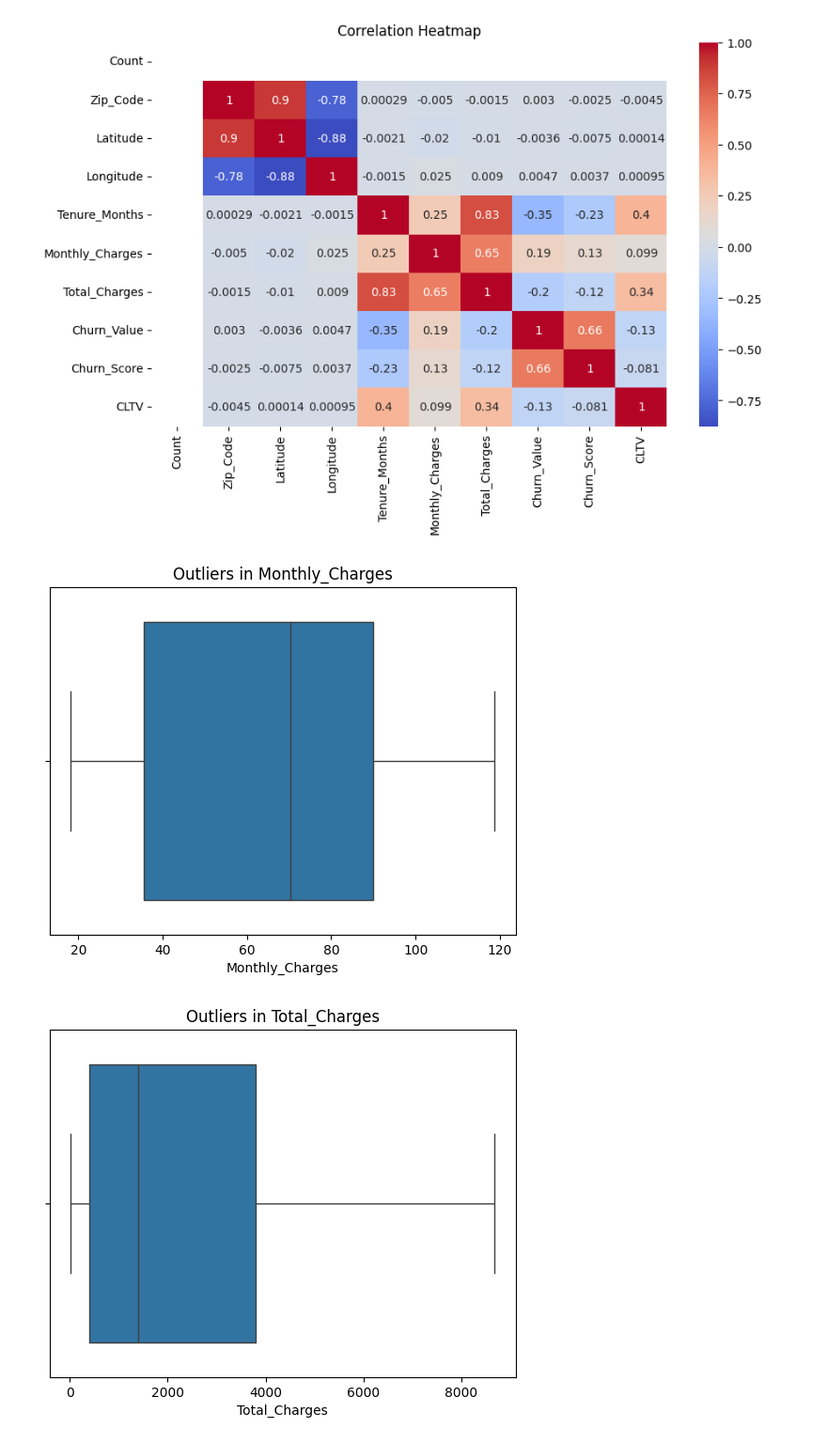
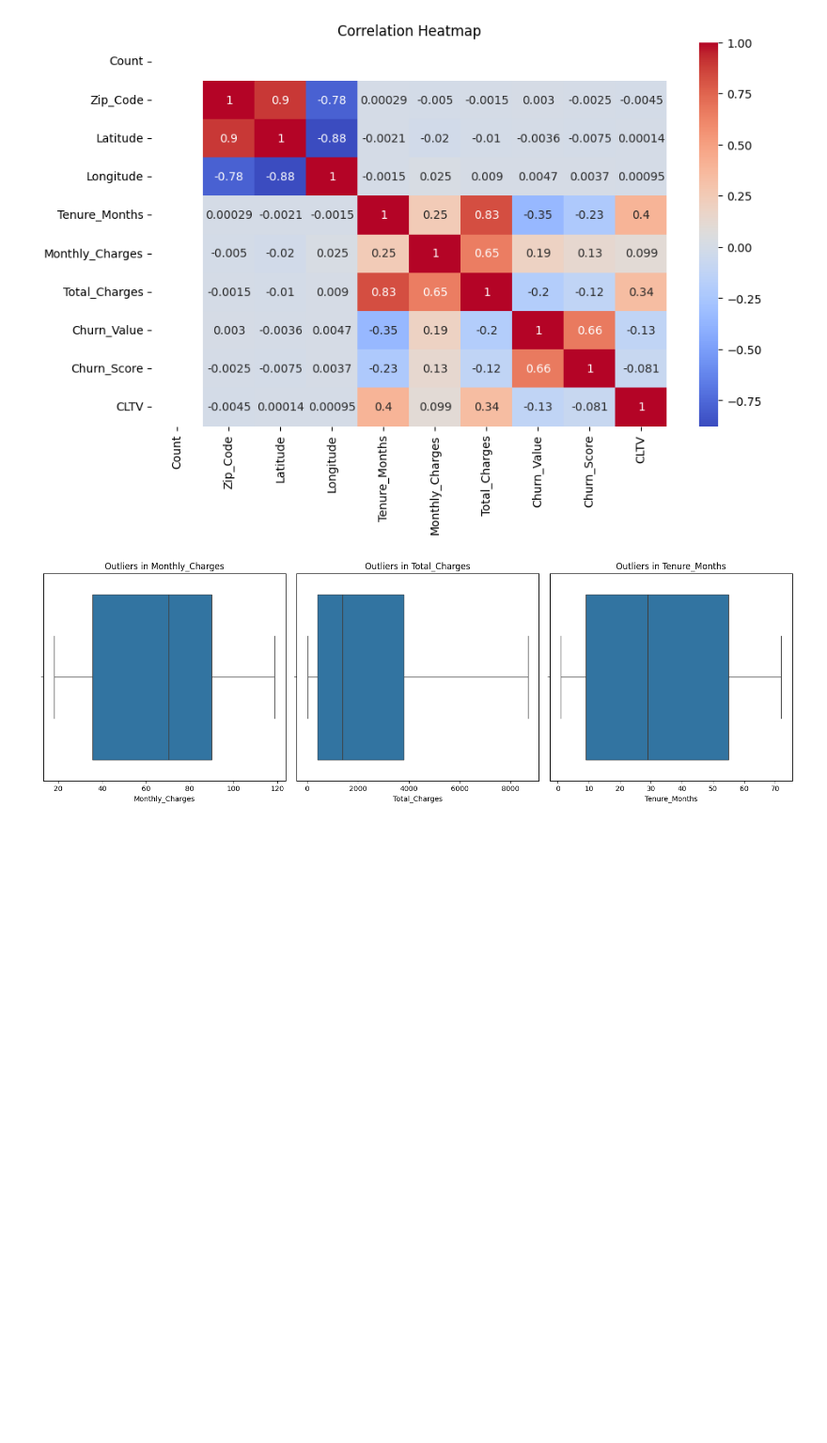
Before and after one commit to Dhivyabharathi-M/customer-churn-prediction, a Jupyter notebook: notebooks/churn_prediction.ipynb, the cells around one changed output. Shown at 94% size. Saved outputs shown, nothing was run; the diff lists cells and outputs as text; code cells hidden in the pictures; blank space fills up the shorter version.

```diff
--- a/notebooks/churn_prediction.ipynb
+++ b/notebooks/churn_prediction.ipynb
@@ -109,9 +109,15 @@ print(df[['Total_Charges']].dtypes)
 Total_Charges    float64
 dtype: object
 # %%
-for col in ['Monthly_Charges', 'Total_Charges', 'Tenure_Months']:
+cols = ['Monthly_Charges', 'Total_Charges', 'Tenure_Months']
+
+fig, axes = plt.subplots(1, len(cols), figsize=(15,5))
+
+for i, col in enumerate(cols):
     if col in df.columns:
-        sns.boxplot(x=churn_col, y=col, data=df)
-        plt.title(f"{col} vs Churn")
-        plt.show()
+        sns.boxplot(x=churn_col, y=col, data=df, ax=axes[i])
+        axes[i].set_title(f"{col} vs Churn")
+
+plt.tight_layout()
+plt.show()
 # %% [output]
@@ -121,10 +125,14 @@ for col in ['Monthly_Charges', 'Total_Charges', 'Tenure_Months']:
 # %%
-important_cat = ['Contract', 'Payment_Method', 'Internet_Service']
+cat_cols = ['Contract', 'Payment_Method', 'Internet_Service']
 
-for col in important_cat:
+fig, axes = plt.subplots(1, len(cat_cols), figsize=(18,5))
+
+for i, col in enumerate(cat_cols):
     if col in df.columns:
-        sns.countplot(x=col, hue=churn_col, data=df)
-        plt.xticks(rotation=10)
-        plt.title(f"{col} vs Churn")
-        plt.show()
+        sns.countplot(x=col, hue=churn_col, data=df, ax=axes[i])
+        axes[i].set_title(f"{col} vs Churn")
+        axes[i].tick_params(axis='x', rotation=30)
+
+plt.tight_layout()
+plt.show()
 # %% [output]
@@ -139,12 +145,17 @@ plt.show()
 # %% [output]
 [figure]
 # %%
-for col in ['Monthly_Charges', 'Total_Charges']:
+cols = ['Monthly_Charges', 'Total_Charges', 'Tenure_Months']
+
+fig, axes = plt.subplots(1, len(cols), figsize=(15,5))
+
+for i, col in enumerate(cols):
     if col in df.columns:
-        sns.boxplot(x=df[col])
-        plt.title(f"Outliers in {col}")
-        plt.show()
+        sns.boxplot(x=df[col], ax=axes[i])
+        axes[i].set_title(f"Outliers in {col}")
+
+plt.tight_layout()
+plt.show()
 # %% [output]
-[figure, old version]
+[figure, new version]
-[figure, removed]
 # %% [markdown]
```
Also changed, not shown: parts of 19 cells of this notebook.
